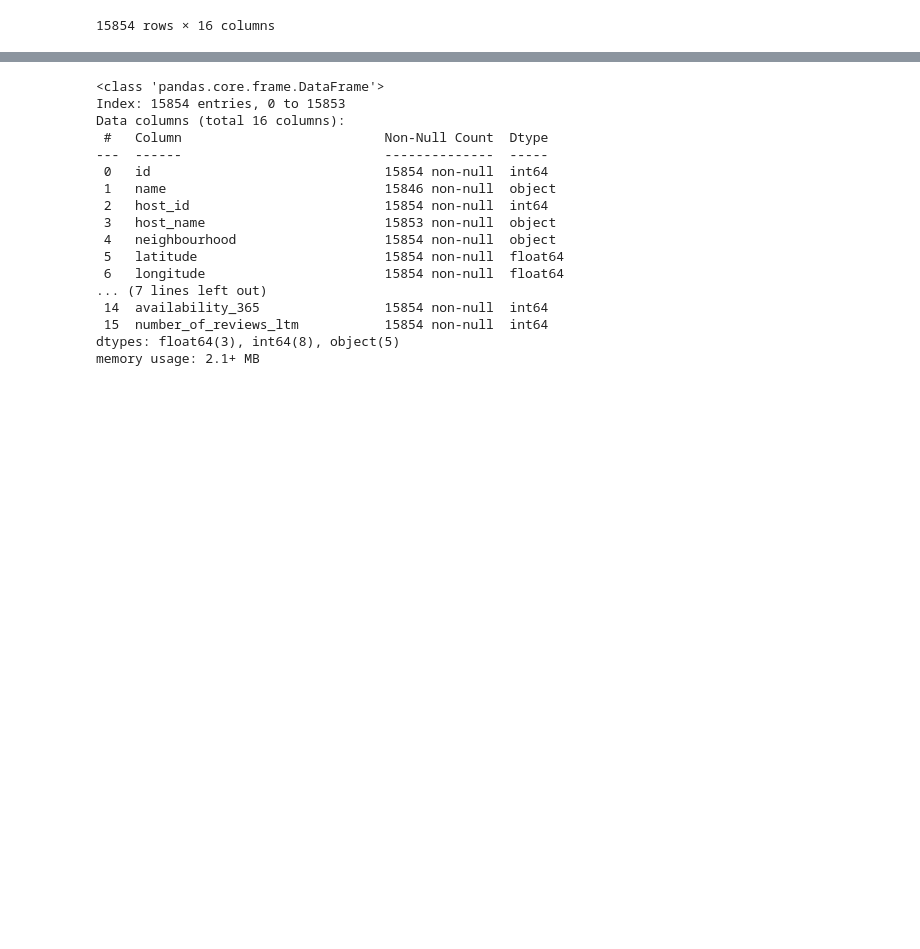
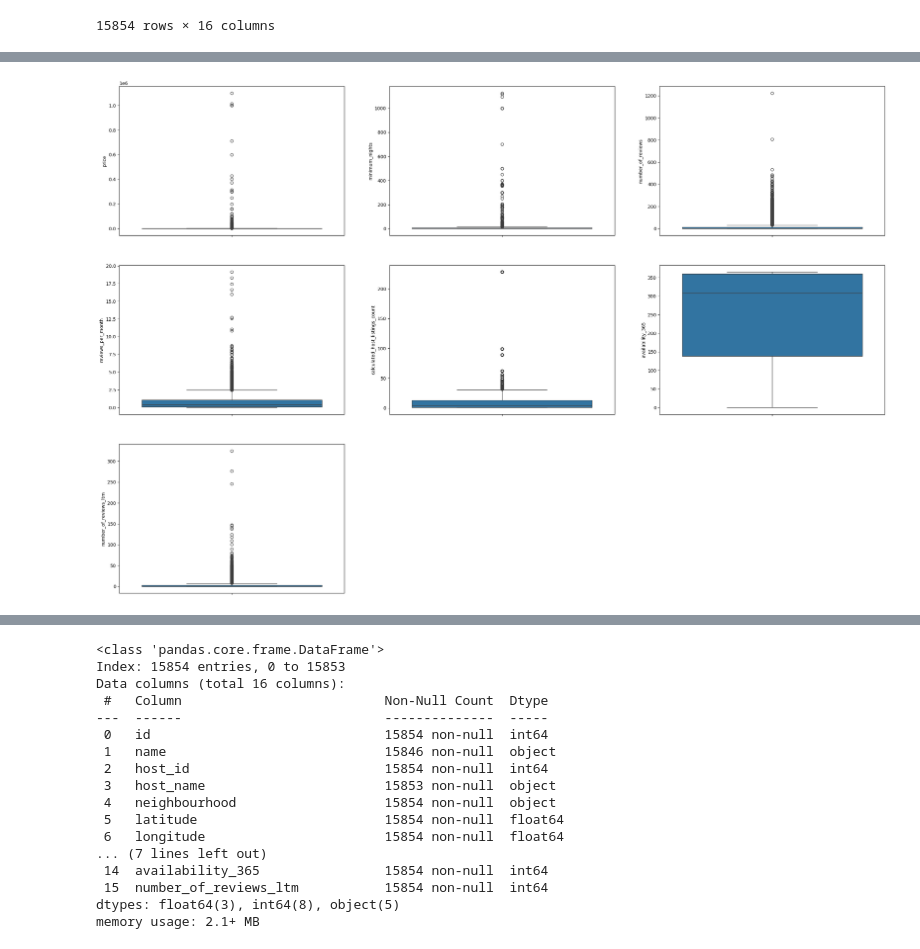
Before and after one commit to mrarvandy/capstone-project-module-2-jcdsol-016, a Jupyter notebook: data-analysis.ipynb, the cells around one changed output, grey strips where cells are left out. Cells and saved outputs as stored; diff of their text form; code cells hidden in the pictures; blank space fills up the shorter version.

```diff
--- a/data-analysis.ipynb
+++ b/data-analysis.ipynb
@@ -60,0 +139,15 @@ display(df)
+# %%
+fig, axes = plt.subplots(3, 3, figsize = (30, 20))
+plotPoint = 0
+
+for column in df_numeric_columns:
+    if (column not in ['id', 'host_id', 'latitude', 'longitude']):
+        rowNum = plotPoint // 3
+        colNum = plotPoint % 3
+        sns.boxplot(data = df[column].dropna(), ax = axes[rowNum, colNum])
+        plotPoint += 1
+fig.delaxes(axes[2,1])
+fig.delaxes(axes[2,2])
+plt.show()
+# %% [output]
+[figure, added]
```
Also changed, not shown: parts of 54 cells of this notebook.
